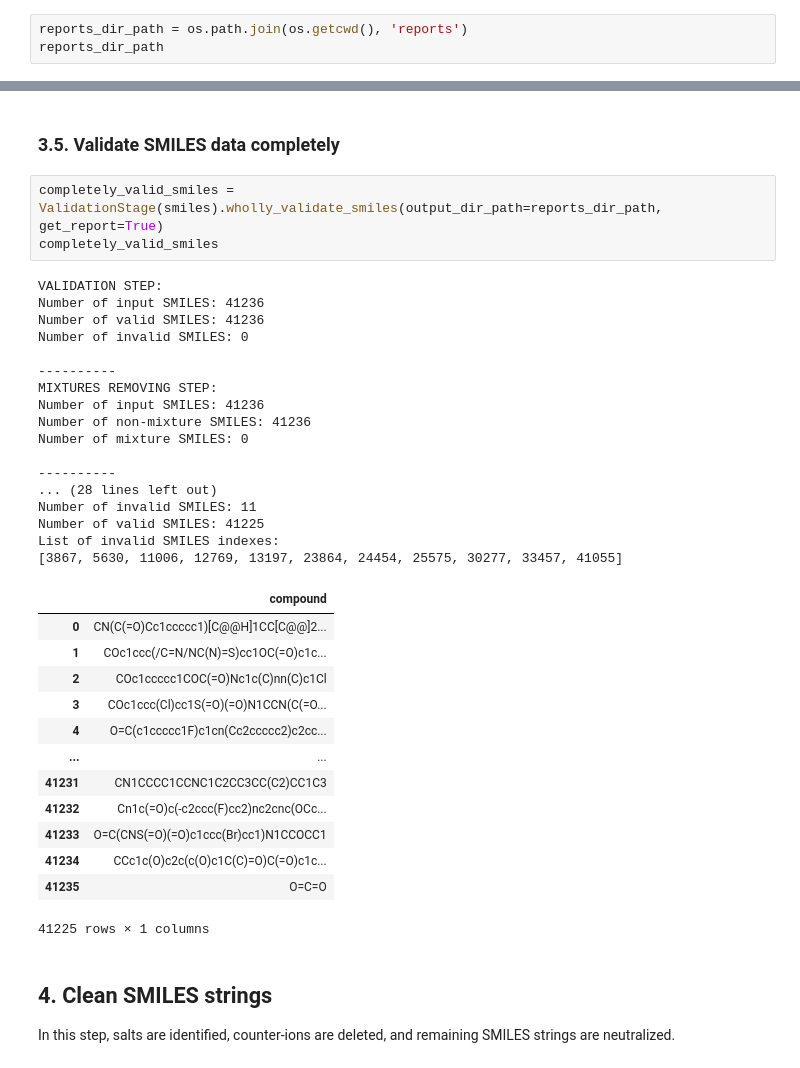
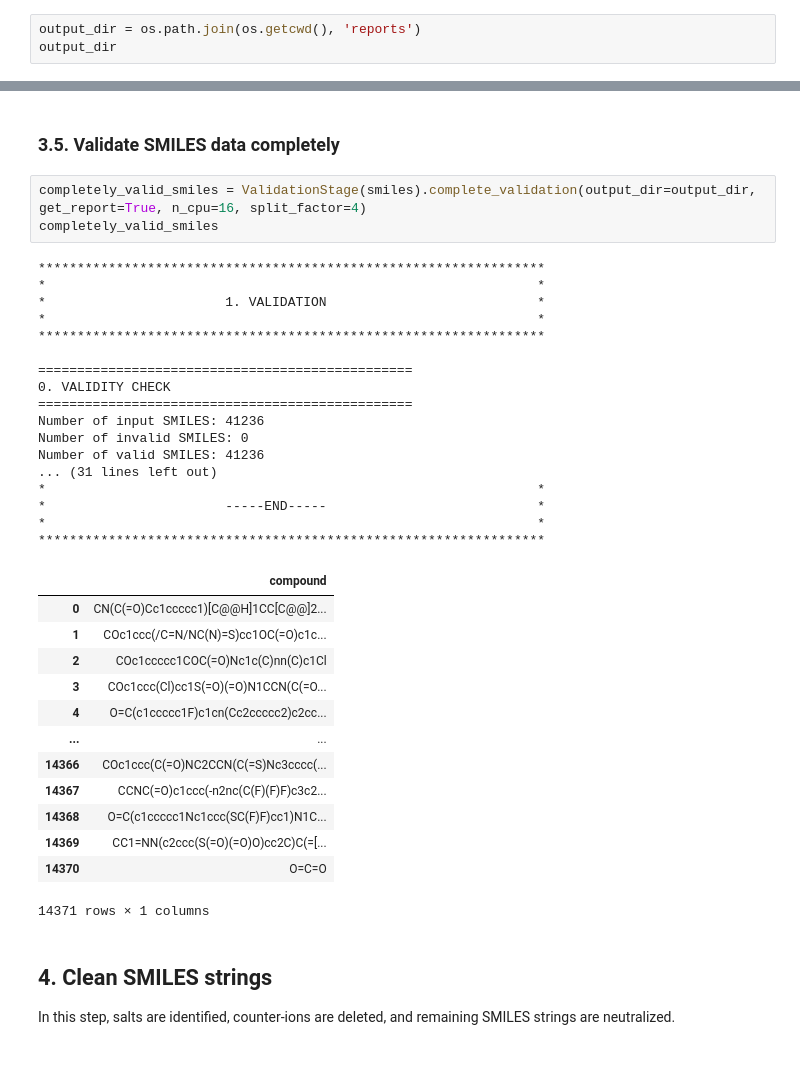
Before and after one commit to biochem-data-sci/mehc-curation, a Jupyter notebook: guideline_test.ipynb, the cells around one changed output, grey strips where cells are left out. Drawn from its saved outputs; the diff is of its cells as text.

```diff
--- a/guideline_test.ipynb
+++ b/guideline_test.ipynb
@@ -40,7 +61,7 @@ smiles
 | 41235 | O=C=O |
 41236 rows × 1 columns
 # %%
-reports_dir_path = os.path.join(os.getcwd(), 'reports')
-reports_dir_path
+output_dir = os.path.join(os.getcwd(), 'reports')
+output_dir
 # %% [output]
 '/Users/stevepham/Documents/Bioinfo/NZResearchGr/mehc-curation/reports'
@@ -193,39 +217,39 @@ Number of organometallic compounds: 0
 # %% [markdown]
 ### 3.5. Validate SMILES data completely
 # %%
-completely_valid_smiles = ValidationStage(smiles).wholly_validate_smiles(output_dir_path=reports_dir_path, get_report=True)
+completely_valid_smiles = ValidationStage(smiles).complete_validation(output_dir=output_dir, get_report=True, n_cpu=16, split_factor=4)
 completely_valid_smiles
 # %% [output]
-VALIDATION STEP:
+*****************************************************************
+*                                                               *
+*                       1. VALIDATION                           *
+*                                                               *
+*****************************************************************
+
+================================================
+0. VALIDITY CHECK
+================================================
 Number of input SMILES: 41236
+Number of invalid SMILES: 0
 Number of valid SMILES: 41236
-Number of invalid SMILES: 0
-
-----------
-MIXTURES REMOVING STEP:
-Number of input SMILES: 41236
-Number of non-mixture SMILES: 41236
-Number of mixture SMILES: 0
-
-----------
-... (28 lines left out)
-Number of invalid SMILES: 11
-Number of valid SMILES: 41225
-List of invalid SMILES indexes:
-[3867, 5630, 11006, 12769, 13197, 23864, 24454, 25575, 30277, 33457, 41055]
+... (31 lines left out)
+*                                                               *
+*                       -----END-----                           *
+*                                                               *
+*****************************************************************
 |  | compound |
 | 0 | CN(C(=O)Cc1ccccc1)[C@@H]1CC[C@@]2... |
 | 1 | COc1ccc(/C=N/NC(N)=S)cc1OC(=O)c1c... |
 | 2 | COc1ccccc1COC(=O)Nc1c(C)nn(C)c1Cl |
 | 3 | COc1ccc(Cl)cc1S(=O)(=O)N1CCN(C(=O... |
 | 4 | O=C(c1ccccc1F)c1cn(Cc2ccccc2)c2cc... |
 | ... | ... |
-| 41231 | CN1CCCC1CCNC1C2CC3CC(C2)CC1C3 |
-| 41232 | Cn1c(=O)c(-c2ccc(F)cc2)nc2cnc(OCc... |
-| 41233 | O=C(CNS(=O)(=O)c1ccc(Br)cc1)N1CCOCC1 |
-| 41234 | CCc1c(O)c2c(c(O)c1C(C)=O)C(=O)c1c... |
-| 41235 | O=C=O |
+| 14366 | COc1ccc(C(=O)NC2CCN(C(=S)Nc3cccc(... |
+| 14367 | CCNC(=O)c1ccc(-n2nc(C(F)(F)F)c3c2... |
+| 14368 | O=C(c1ccccc1Nc1ccc(SC(F)F)cc1)N1C... |
+| 14369 | CC1=NN(c2ccc(S(=O)(=O)O)cc2C)C(=[... |
+| 14370 | O=C=O |
-41225 rows × 1 columns
+14371 rows × 1 columns
 # %% [markdown]
 ## 4. Clean SMILES strings
 In this step, salts are identified, counter-ions are deleted, and remaining SMILES strings are neutralized.
```
Also changed, not shown: parts of 23 cells of this notebook, 21 other files.
